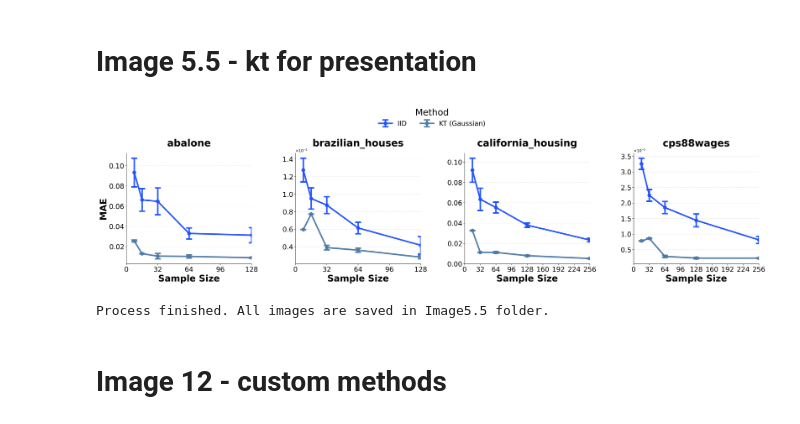
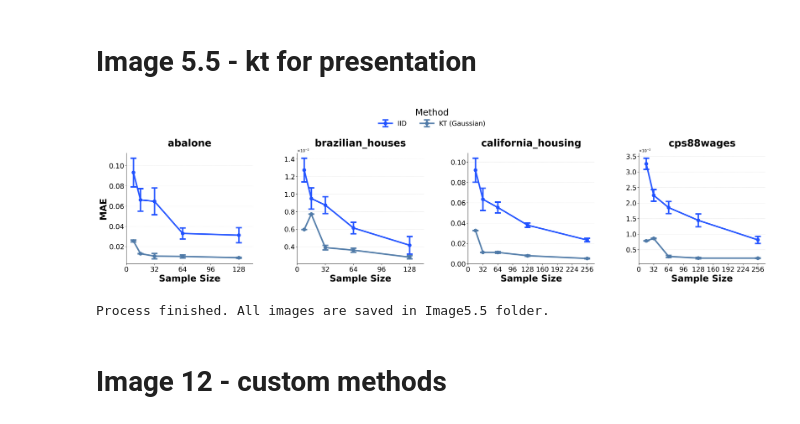
Before and after one commit to kateqwerty001/bsc-compress-then-explain, a Jupyter notebook: visualizations/Figure1-5,12,25.ipynb, the cells around one changed output. Cells and saved outputs as stored; diff of their text form; code cells hidden in the pictures.

```diff
--- a/visualizations/Figure1-5,12,25.ipynb
+++ b/visualizations/Figure1-5,12,25.ipynb
@@ -978,7 +978,7 @@ for model_name in all_models:
                 ax.xaxis.set_major_locator(MultipleLocator(32))
                 xmin = grouped['size'].min()
                 xmax = grouped['size'].max()
-                ax.set_xlim((xmin // 32) * 32, ((xmax + 31) // 32) * 32)
+                ax.set_xlim((xmin // 32) * 32, ((xmax + 31) // 32) * 32+16)
                 ax.set_xlabel('Sample Size', fontsize=24, fontweight='bold')
                 # ax.set_ylabel(metric.upper(), fontsize=22, fontweight='bold')
                 if idx % n_cols == 0:   # first column
@@ -1012,34 +1012,34 @@ for model_name in all_models:
                 else:
                     color = method_colors.get(method, "black")
                     proxy = Line2D([0], [0], color=color, linewidth=2, marker='o',
                                    markersize=8, alpha=0.95)
                     sorted_elements.append(proxy)
                     sorted_labels.append(method_labels.get(method, method))
 
             fig.legend(
                 sorted_elements, sorted_labels,
                 loc='upper center',
                 ncol=min(len(sorted_labels), 4),
                 bbox_to_anchor=(0.5, 1.2),
                 fontsize=18,
                 title="Method",
                 title_fontsize=24,
                 frameon=False
             )
 
             fig.tight_layout(rect=[0, 0.06, 1, 1])
             fig.subplots_adjust(hspace=0.6, wspace=0.35)
             plt.show()
             file_name = f"{explainer_total}_{metric}.pdf"
             out_path = os.path.join(model_dir, file_name)
 
             fig.savefig(out_path, bbox_inches='tight')   # save FIRST
             # plt.show()                                 # optional: view interactively
             plt.close(fig)
 
 print("Process finished. All images are saved in Image5.5 folder.")
 # %% [output]
-[figure, old version]
+[figure, new version]
 Process finished. All images are saved in Image5.5 folder.
 # %% [markdown]
 # Image 12 - custom methods
```
Also changed, not shown: 1 other file.
